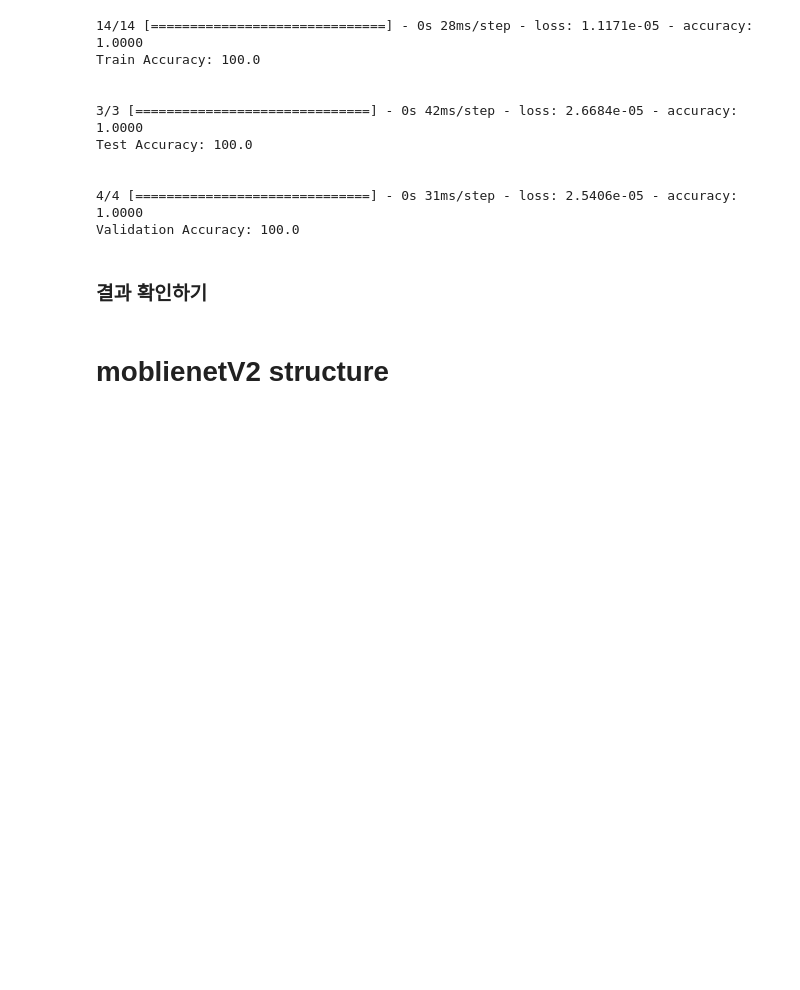
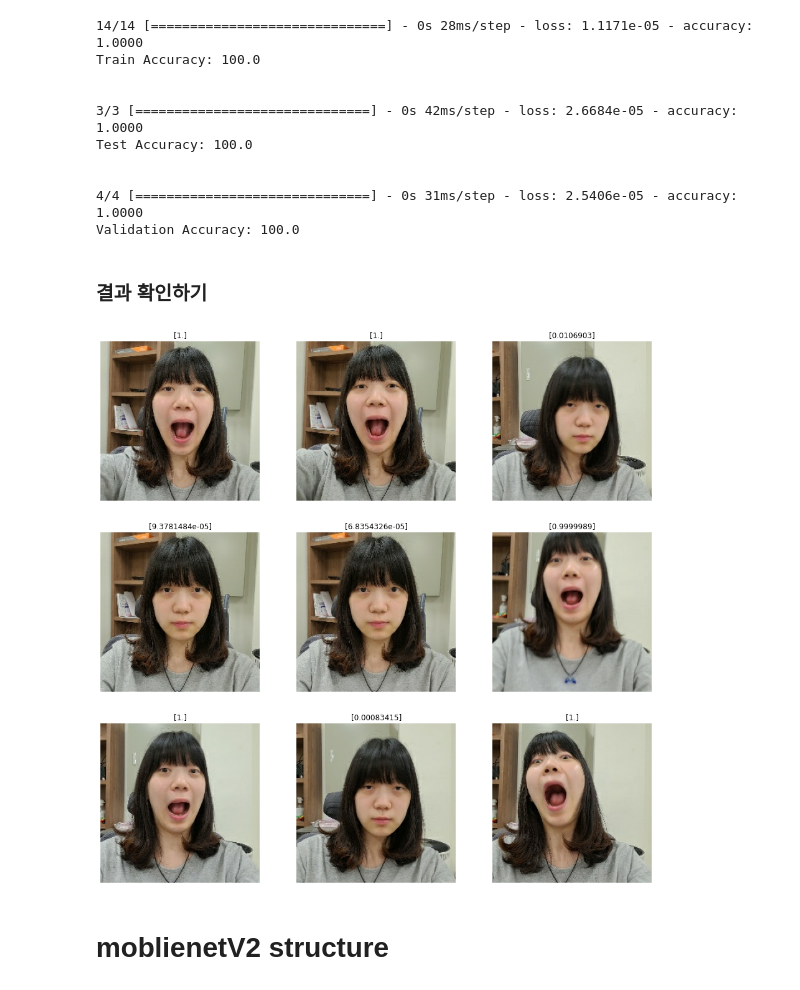
Before and after one commit to minimini-1/Facial-Expression-Recognition, a Jupyter notebook: modeling/moblienetV2.ipynb, the cells around one changed output. Drawn from its saved outputs; the diff is of its cells as text; code cells hidden in the pictures; blank space fills up the shorter version.

Commit message:
add moblienetV2 model from integrated data

```diff
--- a/modeling/moblienetV2.ipynb
+++ b/modeling/moblienetV2.ipynb
@@ -103,27 +103,7 @@ Downloading data from https://storage.googleapis.com/tensorflow/keras-applicatio
 # %% [markdown]
 ### 기존 모델로 계속 학습
 # %%
-pre_model = tf.keras.models.load_model('Checkpoints/moblienetV2_2.h5')
+model2 = tf.keras.models.load_model('Checkpoints/moblienetV2_4.h5')
-# %%
-model2 = keras.models.Sequential()
-
-model2.add(keras.layers.Input(shape=(224,224,3)))
-model2.add(pre_model)
-model2.add(keras.layers.Flatten())
-
-model2.add(keras.layers.Dense(128))
-model2.add(keras.layers.BatchNormalization())
-model2.add(keras.layers.Activation('relu'))
-model2.add(keras.layers.Dropout(0.25))
-
-model2.add(keras.layers.Dense(64))
-
-# model2.add(keras.layers.Dense(1, activation='softmax'))
-model2.add(keras.layers.Dense(1, activation='sigmoid'))
-model2.compile(
-    optimizer=tf.keras.optimizers.Adam(learning_rate=1e-3),
-    loss='binary_crossentropy',
-    metrics=['accuracy'])
 # %% [markdown]
 ### 모델 학습
 # %%
@@ -210,18 +190,20 @@ new_test = tf.data.TFRecordDataset(filenames).map(landmark_tfrecord_reader)
 new_test = new_test.map(image_scaling).batch(16)
 new_test = new_test.prefetch(buffer_size=tf.data.experimental.AUTOTUNE)
 # %%
-for i in .take(1):
+for i in new_test.take(1):
     sample = i
 sample = sample[0]
 cls = model2(sample)
 plt.figure(figsize=(16, 16))
 for i in range(9):
     image = sample[i].numpy()
     labels = cls[i].numpy()
     ax = plt.subplot(3, 3, i + 1)
     ax.set_title(labels)
     plt.imshow(image)
     plt.axis('off')
+# %% [output]
+[figure, added]
 # %%
 for i in test_ds.take(1):
     sample = i
```
